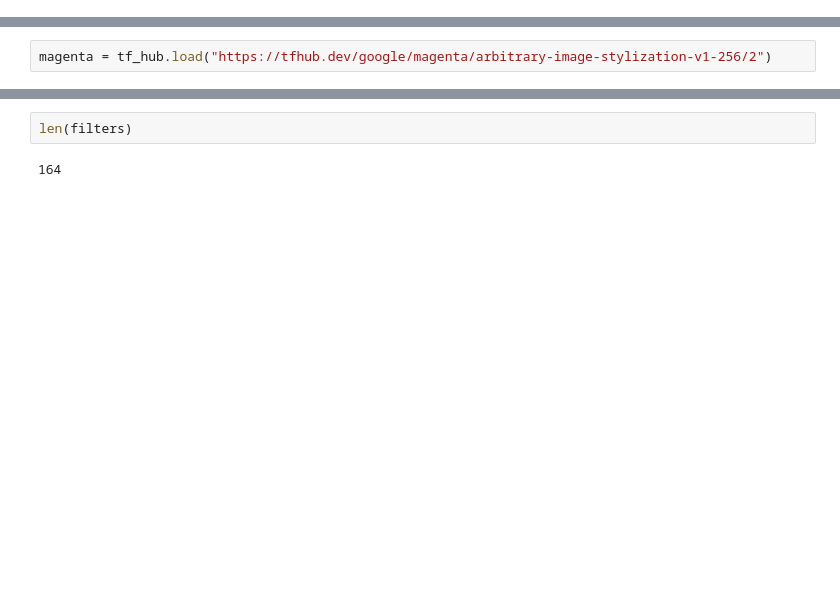
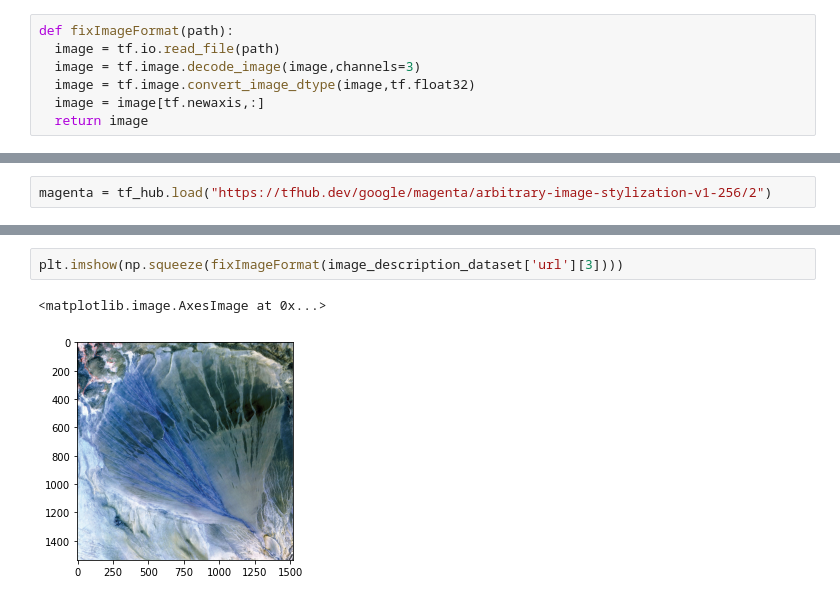
Before and after one commit to NourKamaly/TheArtInOurWorlds-NASA-Space-Apps, a Jupyter notebook: 2. Notebooks/4. Creative Image Distortion.ipynb, the cells around one changed output, grey strips where cells are left out. Drawn from its saved outputs; the diff is of its cells as text; blank space fills up the shorter version.

```diff
--- a/2. Notebooks/4. Creative Image Distortion.ipynb
+++ b/2. Notebooks/4. Creative Image Distortion.ipynb
@@ -54,0 +112,7 @@ image_description_dataset
+# %%
+def fixImageFormat(path):
+  image = tf.io.read_file(path)
+  image = tf.image.decode_image(image,channels=3)
+  image = tf.image.convert_image_dtype(image,tf.float32)
+  image = image[tf.newaxis,:]
+  return image
@@ -275,4 +132,5 @@ filters = ['Accent','Accent_r','Blues','Blues_r','BrBG', 'BrBG_r', 'BuGn', 'BuGn
-# %%
-len(filters)
-# %% [output]
-164
+# %%
+plt.imshow(np.squeeze(fixImageFormat(image_description_dataset['url'][3])))
+# %% [output]
+<matplotlib.image.AxesImage at 0x...>
+[figure, added]
```
Also changed, not shown: parts of 24 cells of this notebook, 1 other file.
